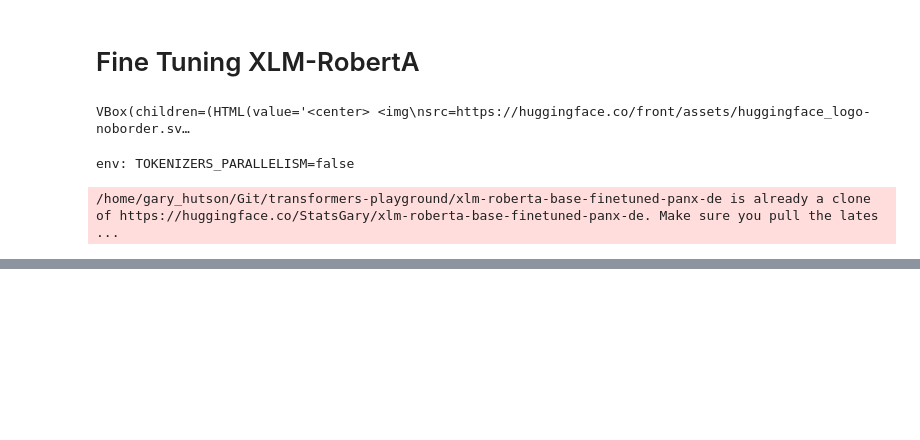
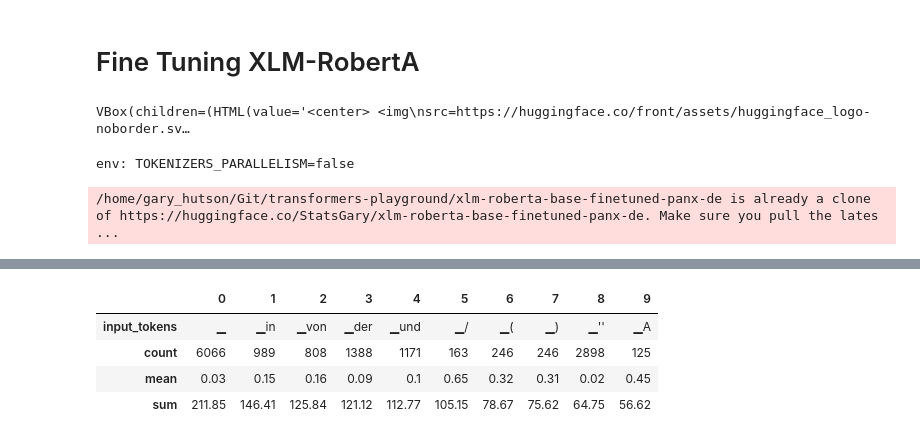
Before and after one commit to StatsGary/transformers-playground, a Jupyter notebook: 02_NER_and_lang_transfer.ipynb, the cells around one changed output, grey strips where cells are left out. Drawn from its saved outputs; the diff is of its cells as text; code cells hidden in the pictures; blank space fills up the shorter version.

```diff
--- a/02_NER_and_lang_transfer.ipynb
+++ b/02_NER_and_lang_transfer.ipynb
@@ -451,0 +546,17 @@ KeyboardInterrupt:
+# %%
+(
+    df_tokens.groupby("input_tokens")[["loss"]]
+    .agg(["count", "mean", "sum"])
+    .droplevel(level=0, axis=1)  # Get rid of multi-level columns
+    .sort_values(by="sum", ascending=False)
+    .reset_index()
+    .round(2)
+    .head(10)
+    .T
+)
+# %% [output]
+|  | 0 | 1 | 2 | 3 | 4 | 5 | 6 | 7 | 8 | 9 |
+| input_tokens | ▁ | ▁in | ▁von | ▁der | ▁und | ▁/ | ▁( | ▁) | ▁'' | ▁A |
+| count | 6066 | 989 | 808 | 1388 | 1171 | 163 | 246 | 246 | 2898 | 125 |
+| mean | 0.03 | 0.15 | 0.16 | 0.09 | 0.1 | 0.65 | 0.32 | 0.31 | 0.02 | 0.45 |
+| sum | 211.85 | 146.41 | 125.84 | 121.12 | 112.77 | 105.15 | 78.67 | 75.62 | 64.75 | 56.62 |
```
Also changed, not shown: parts of 14 cells of this notebook.
